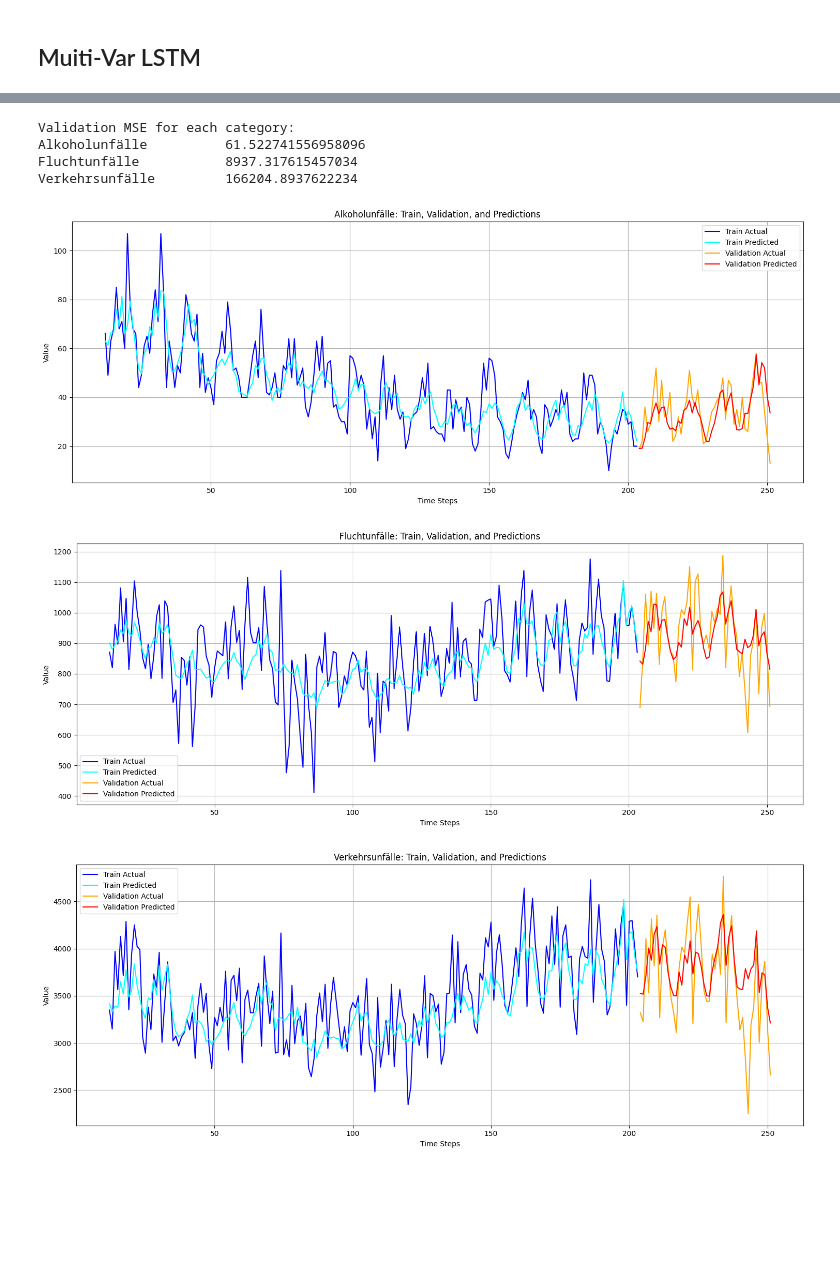
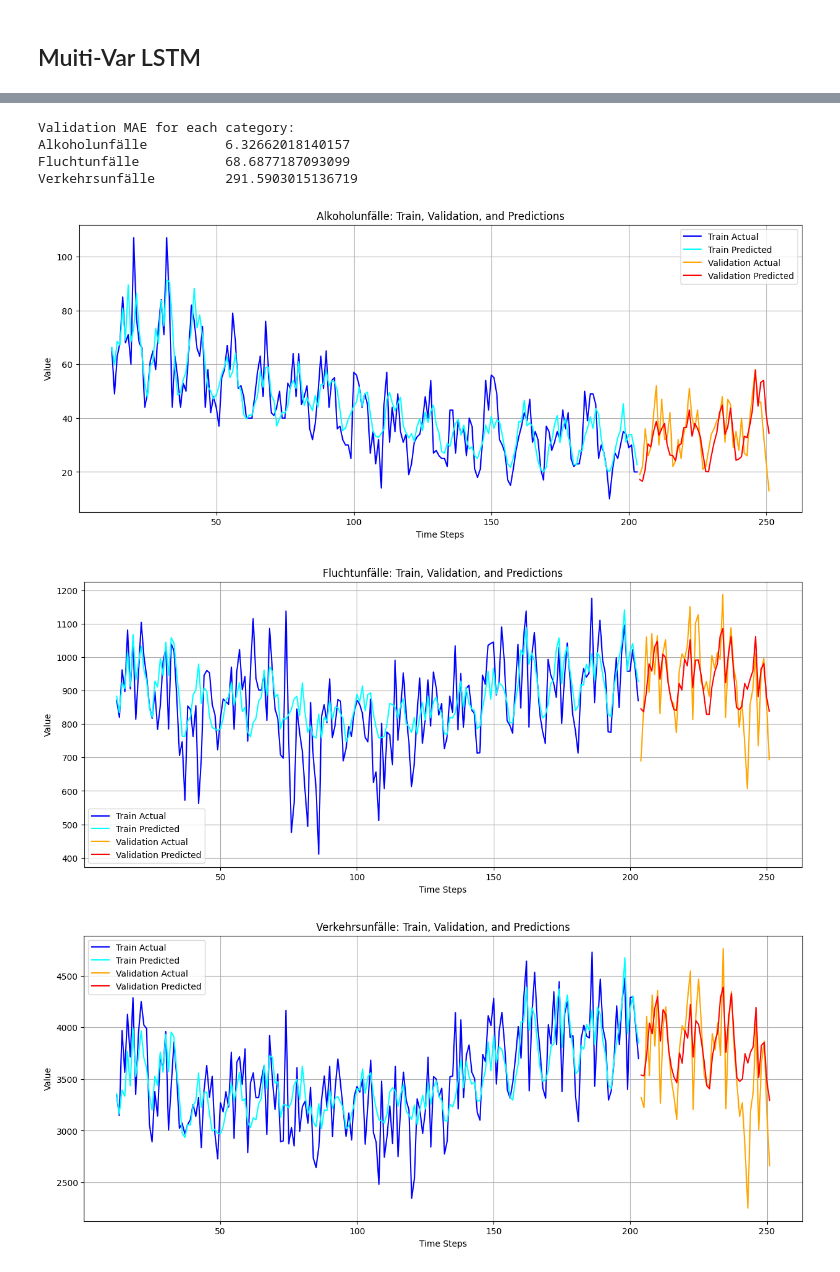
Before and after one commit to RainTreeCrow/DPS-AI-Challenge, a Jupyter notebook: AI_Model.ipynb, the cells around one changed output, grey strips where cells are left out. Saved outputs shown, nothing was run; the diff lists cells and outputs as text; code cells hidden in the pictures; blank space fills up the shorter version.

```diff
--- a/AI_Model.ipynb
+++ b/AI_Model.ipynb
@@ -219,5 +219,20 @@ plt.grid(True)
 
 # Show the plot
 plt.show()
+
+# Create subplots for each category
+categories = pivot_data.columns
+
+for i, category in enumerate(categories):
+    plt.figure(figsize=(15, 9))
+    plt.plot(pivot_data.index, pivot_data[category], label=category, color='tab:blue')
+    plt.title(f'Accident Counts: {category}')
+    plt.xlabel('Time')
+    plt.ylabel('Number of Accidents')
+    plt.grid(True)
+    plt.legend()
+
+    # Show the plots
+    plt.show()
 # %% [output]
 [figure]
@@ -338,11 +418,11 @@ forecast = model_fit.forecast(train.values[-model_fit.k_ar:], steps=forecast_ste
 # Convert forecast to DataFrame for easy comparison
 forecast_df = pd.DataFrame(forecast, index=validation.index, columns=wide_data.columns)
 
-# Calculate Validation MSE
-print("Validation MSE for each category:")
+# Calculate Validation MAE
+print("Validation MAE for each category:")
 for column in wide_data.columns:
-    mse = mean_squared_error(validation[column], forecast_df[column])
-    print(f"{column}\t\t{mse}")
+    mae = mean_absolute_error(validation[column], forecast_df[column])
+    print(f"{column}\t\t{mae}")
 
 # Plot each category in a separate subplot
 for category in wide_data.columns:
@@ -414,7 +494,7 @@ X_val = X_val.reshape((X_val.shape[0], X_val.shape[1], 1))
 model = Sequential()
 model.add(LSTM(50, activation='relu', input_shape=(look_back, 1)))
 model.add(Dense(1))
-model.compile(optimizer='adam', loss='mse')
+model.compile(optimizer='adam', loss='mae')
 
 # Custom Callback to Log Training Process
 class LogToFileCallback(Callback):
@@ -464,6 +544,5 @@ plt.xlabel('Epoch')
 plt.ylabel('Loss')
 plt.legend()
 plt.grid(True)
-plt.tight_layout()
 plt.show()
 # %% [output]
@@ -533,7 +611,7 @@ X_val = X_val.reshape((X_val.shape[0], X_val.shape[1], wide_data.shape[1]))
 model = Sequential()
 model.add(LSTM(50, activation='relu', input_shape=(look_back, wide_data.shape[1])))
 model.add(Dense(wide_data.shape[1]))  # Output layer for all categories
-model.compile(optimizer='adam', loss='mse')
+model.compile(optimizer='adam', loss='mae')
 
 # Log file for training process
 log_file = 'log.txt'
@@ -559,6 +637,5 @@ plt.xlabel('Epoch')
 plt.ylabel('Loss')
 plt.legend()
 plt.grid(True)
-plt.tight_layout()
 plt.show()
 # %% [output]
@@ -575,42 +652,41 @@ y_train_original = scaler.inverse_transform(y_train)
 val_predictions = model.predict(X_val, verbose=0)
 val_predictions = scaler.inverse_transform(val_predictions)  # Convert back to original scale
 y_val_original = scaler.inverse_transform(y_val)
 
-# Calculate Validation MSE for each category
-print("Validation MSE for each category:")
+# Calculate Validation MAE for each category
+print("Validation MAE for each category:")
 for i, column in enumerate(wide_data.columns):
-    val_mse = mean_squared_error(y_val_original[:, i], val_predictions[:, i])
-    print(f"{column}\t\t{val_mse}")
+    val_mae = mean_absolute_error(y_val_original[:, i], val_predictions[:, i])
+    print(f"{column}\t\t{val_mae}")
 
 # Plot Train, Validation, and Predictions for each category
 for i, category in enumerate(wide_data.columns):
     # Plot for each category
     plt.figure(figsize=(15, 6))
 
     # Plot training data and predictions
     train_index = range(look_back, len(train_predictions) + look_back)
     plt.plot(train_index, y_train_original[:, i], label='Train Actual', color='blue')
     plt.plot(train_index, train_predictions[:, i], label='Train Predicted', color='cyan')
 
     # Plot validation data and predictions
     val_index = range(len(train_predictions) + look_back,
                       len(train_predictions) + len(val_predictions) + look_back)
     plt.plot(val_index, y_val_original[:, i], label='Validation Actual', color='orange')
     plt.plot(val_index, val_predictions[:, i], label='Validation Predicted', color='red')
 
     # Add labels and legend
     plt.title(f'{category}: Train, Validation, and Predictions')
     plt.xlabel('Time Steps')
     plt.ylabel('Value')
     plt.legend()
     plt.grid(True)
-    plt.tight_layout()
     plt.show()
 # %% [output]
-Validation MSE for each category:
-Alkoholunfälle          61.522741556958096
-Fluchtunfälle           8937.317615457034
-Verkehrsunfälle         166204.8937622234
+Validation MAE for each category:
+Alkoholunfälle          6.32662018140157
+Fluchtunfälle           68.6877187093099
+Verkehrsunfälle         291.5903015136719
-[figure, old version]
+[figure, new version]
-[figure, old version]
+[figure, new version]
-[figure, old version]
+[figure, new version]
```
Also changed, not shown: parts of 10 cells of this notebook.
